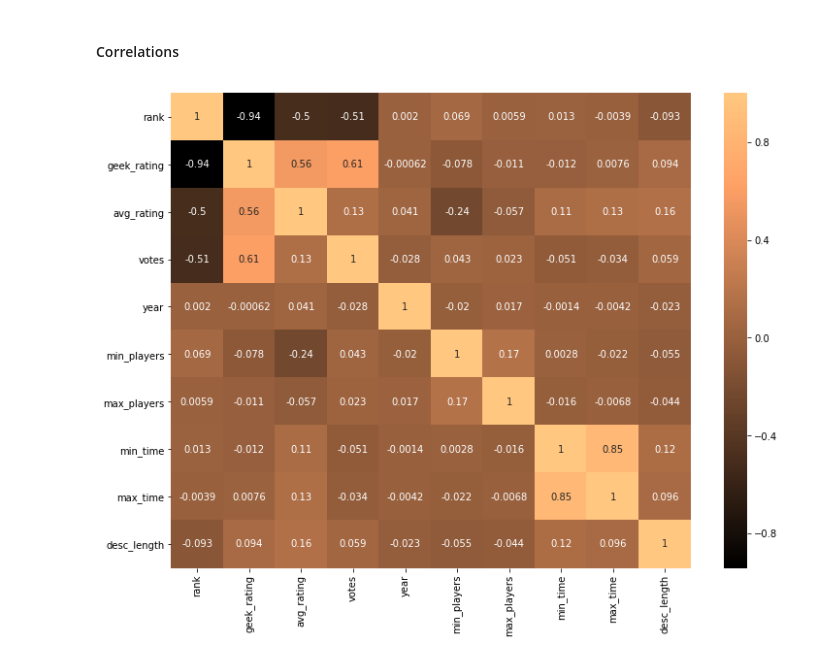
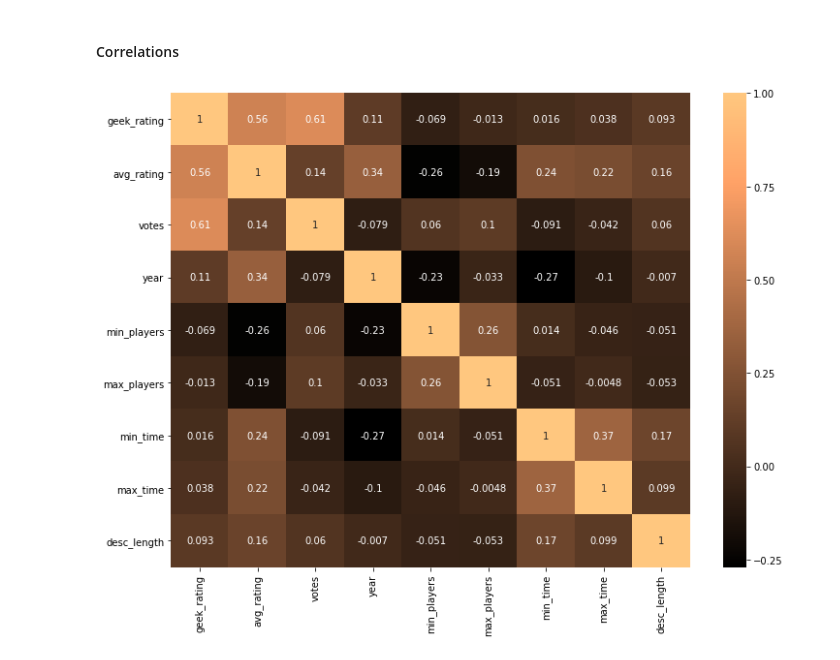
Before and after one commit to misty-garcia/board_games, a Jupyter notebook: top_games.ipynb, the cells around one changed output. Cells and saved outputs as stored; diff of their text form; code cells hidden in the pictures.

```diff
--- a/top_games.ipynb
+++ b/top_games.ipynb
@@ -333,0 +367,2 @@ I thought these were typos.
+# %%
+df = df [df.year > 1950]
@@ -336,2 +384,2 @@ I thought these were typos.
 # %%
-df [df.max_players > 20]
+df = df [df.max_players <= 10]
@@ -363,0 +399,2 @@ df [df.min_time > 600]
+# %%
+df = df [df.min_time < 600]
@@ -363,0 +403,2 @@ df [df.min_time > 600]
+# %%
+df = df.reset_index()
@@ -389,8 +456,8 @@ plt.show()
 #### Correlations
 # %%
 plt.figure(figsize=(12,9))
-sns.heatmap(df.reset_index().corr(), annot=True, cmap="copper")
+sns.heatmap(df.corr(), annot=True, cmap="copper")
 plt.show()
 # %% [output]
-[figure, old version]
+[figure, new version]
 # %%
```
Also changed, not shown: parts of 66 cells of this notebook.
